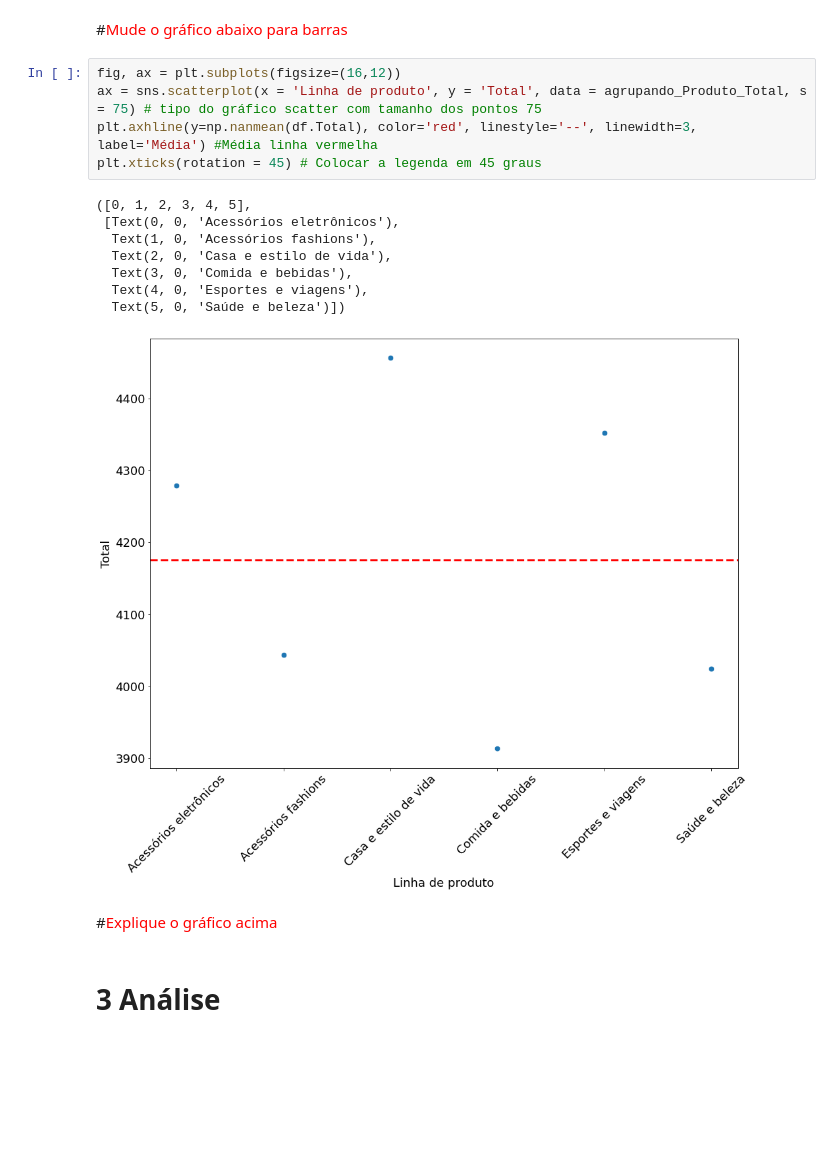
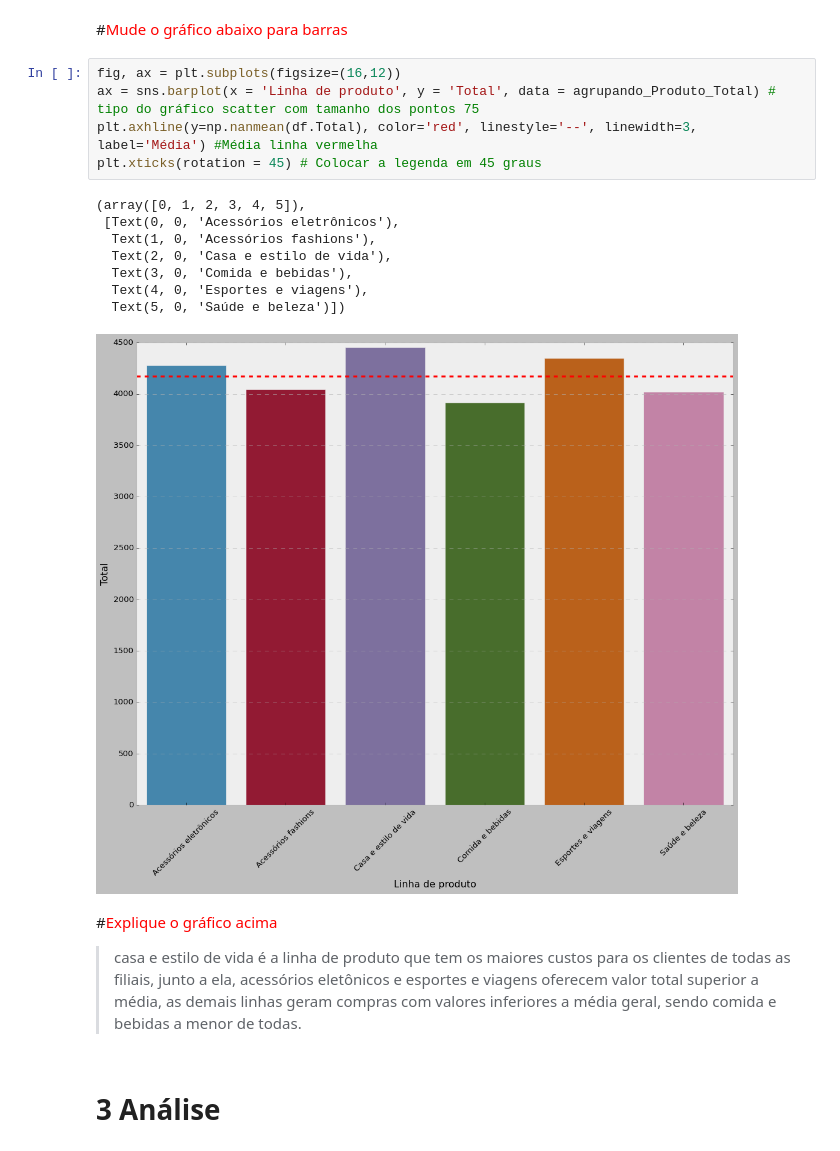
Before and after one commit to Sammus-s/Mineracao-de-Dados, a Jupyter notebook: Primeira_Analise_Dados.ipynb, the cells around one changed output. Drawn from its saved outputs; the diff is of its cells as text; blank space fills up the shorter version.

```diff
--- a/Primeira_Analise_Dados.ipynb
+++ b/Primeira_Analise_Dados.ipynb
@@ -431,20 +435,22 @@ agrupando_Produto_Total = agrupando_Produto_Total.round(1) # arredondamento para
 #<font color='red'>Mude o gráfico abaixo para barras</font>
 # %%
 fig, ax = plt.subplots(figsize=(16,12))
-ax = sns.scatterplot(x = 'Linha de produto', y = 'Total', data = agrupando_Produto_Total, s = 75) # tipo do gráfico scatter com tamanho dos pontos 75
+ax = sns.barplot(x = 'Linha de produto', y = 'Total', data = agrupando_Produto_Total) # tipo do gráfico scatter com tamanho dos pontos 75
 plt.axhline(y=np.nanmean(df.Total), color='red', linestyle='--', linewidth=3, label='Média') #Média linha vermelha
 plt.xticks(rotation = 45) # Colocar a legenda em 45 graus
 # %% [output]
-([0, 1, 2, 3, 4, 5],
+(array([0, 1, 2, 3, 4, 5]),
  [Text(0, 0, 'Acessórios eletrônicos'),
   Text(1, 0, 'Acessórios fashions'),
   Text(2, 0, 'Casa e estilo de vida'),
   Text(3, 0, 'Comida e bebidas'),
   Text(4, 0, 'Esportes e viagens'),
   Text(5, 0, 'Saúde e beleza')])
-[figure, old version]
+[figure, new version]
-# %% [markdown]
-#<font color='red'>Explique o gráfico acima</font>
+# %% [markdown]
+#<font color='red'>Explique o gráfico acima</font>
+
+> casa e estilo de vida é a linha de produto que tem os maiores custos para os clientes de todas as filiais, junto a ela, acessórios eletônicos e esportes e viagens oferecem valor total superior a média, as demais linhas geram compras com valores inferiores a média geral, sendo comida e bebidas a menor de todas.
 # %% [markdown]
 # **3 Análise**
 # %% [markdown]
```
Also changed, not shown: parts of 7 cells of this notebook.
